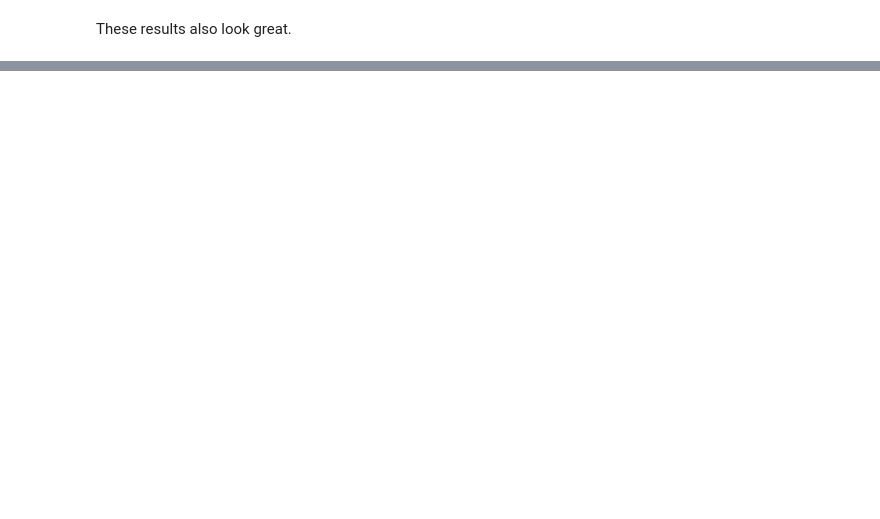
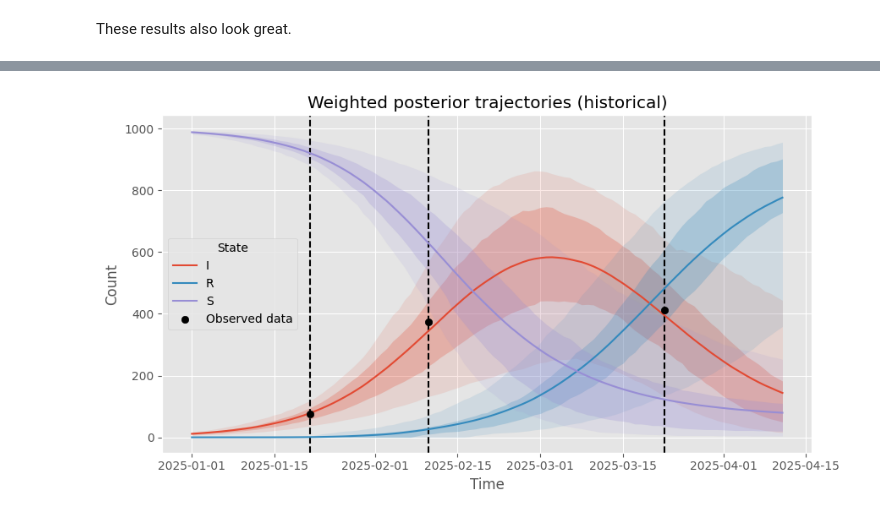
Before and after one commit to starsimhub/starsim, a Jupyter notebook: docs/user_guide/workflows_sir_calibration.ipynb, the cells around one changed output, grey strips where cells are left out. Cells and saved outputs as stored; diff of their text form; code cells hidden in the pictures; blank space fills up the shorter version.

```diff
--- a/docs/user_guide/workflows_sir_calibration.ipynb
+++ b/docs/user_guide/workflows_sir_calibration.ipynb
@@ -170,8 +179,8 @@ Now we'll set about trying to calibrate to this data using the [Optuna](optuna.o
 # %%
 # We will calibrate two parameters, beta and gamma, each allowed to take on values between 0 and 1.
 calib_pars = dict(
-    beta = {'low': 0, 'high': 1},
-    gamma = {'low': 0, 'high': 1},
+    beta = {'low': 0, 'high': 0.25},
+    gamma = {'low': 0, 'high': 0.10},
 )
 
 def evaluate(results, calib_data):
@@ -193,7 +202,7 @@ def evaluate(results, calib_data):
     squared_error = 0
     for step, expected in calib_data.iterrows():
         observed = results.loc[step, 'I'] / results.loc[step].sum()
-        squared_error += (observed - expected)**2
+        squared_error += (observed - expected.values[0])**2
     return squared_error
 
 def trial_to_pars(trial):
@@ -372,0 +516,12 @@ These results also look great.
+# %%
+# Compute likelihoods for each sample
+likelihoods = []
+for rand_seed, sim_result in trajectories.groupby('rand_seed'):
+    sim_sir = sim_result.loc[rand_seed].loc[observation_times, ['S', 'I', 'R']]
+    likelihood_abc = evaluate(sim_sir, starsim_data[['Prevalence']])
+    likelihood_bb = beta_binomial_likelihood(sim_sir, starsim_data, kappa=kappa)
+
+    likelihoods.append((rand_seed, likelihood_abc, likelihood_bb))
+
+results = pd.DataFrame(likelihoods, columns=['rand_seed', 'abc_distance', 'bb_likelihood'])
+results = pd.concat([prior_samples, results], axis=1).set_index('rand_seed')
@@ -372,0 +596,57 @@ These results also look great.
+# %%
+# Use all samples, with weights, to compute mean and quantiles
+df = combined \
+    .reset_index() \
+    .melt(
+        id_vars=['Time', 'rand_seed'],
+        value_vars=['S', 'I', 'R'],
+        var_name='State',
+        value_name='Count'
+    )
+df['Weight'] = df['rand_seed'].map(results['bb_weight']) # Add weights to the DataFrame
+
+def weighted_quantile(values, quantiles, weights):
+    v = np.asarray(values, float)
+    q = np.atleast_1d(quantiles).astype(float)
+    w = np.asarray(weights, float)
+    order = np.argsort(v)
+    v, w = v[order], w[order]
+    cw = np.cumsum(w)
+    cw /= cw[-1] if cw[-1] > 0 else 1.0
+    return np.interp(q, cw, v)
+
+def summarize(group):
+    vals = group['Count'].to_numpy()
+    wts  = group['Weight'].to_numpy()
+    mean = np.average(vals, weights=wts)
+    q05, q25, q75, q95 = weighted_quantile(vals, [0.05, 0.25, 0.75, 0.95], wts)
+    return pd.Series({'mean': mean, 'q05': q05, 'q25': q25, 'q75': q75, 'q95': q95})
+
+summary = (
+    df.groupby(['Time','State'], sort=True, as_index=False)
+      .apply(summarize)
+      .reset_index(drop=True)
+)
+
+fig, ax = plt.subplots(figsize=(9,5))
+lines = sns.lineplot(data=summary, x='Time', y='mean', hue='State',
+                     estimator=None, errorbar=None, ax=ax, zorder=5)
+
+# Get the colors used by seaborn for each state
+state_colors = {line.get_label(): line.get_color() for line in ax.lines}
+
+for state, g in summary.groupby('State'):
+    color = state_colors.get(state, None)
+    ax.fill_between(g['Time'], g['q05'], g['q95'], alpha=0.12, linewidth=0, color=color)  # 90% band
+    ax.fill_between(g['Time'], g['q25'], g['q75'], alpha=0.25, linewidth=0, color=color)  # 50% band
+
+for ot in observation_times:
+    ax.axvline(ot, ls='--', color='black')
+ax.scatter(starsim_data.index, starsim_data['x'], marker='o', color='black', label='Observed data', zorder=10);
+
+ax.set_ylabel('Count')
+ax.set_title('Weighted posterior trajectories (historical)')
+ax.legend(title='State')
+plt.tight_layout()
+# %% [output]
+[figure, added]
```
Also changed, not shown: parts of 20 cells of this notebook.
